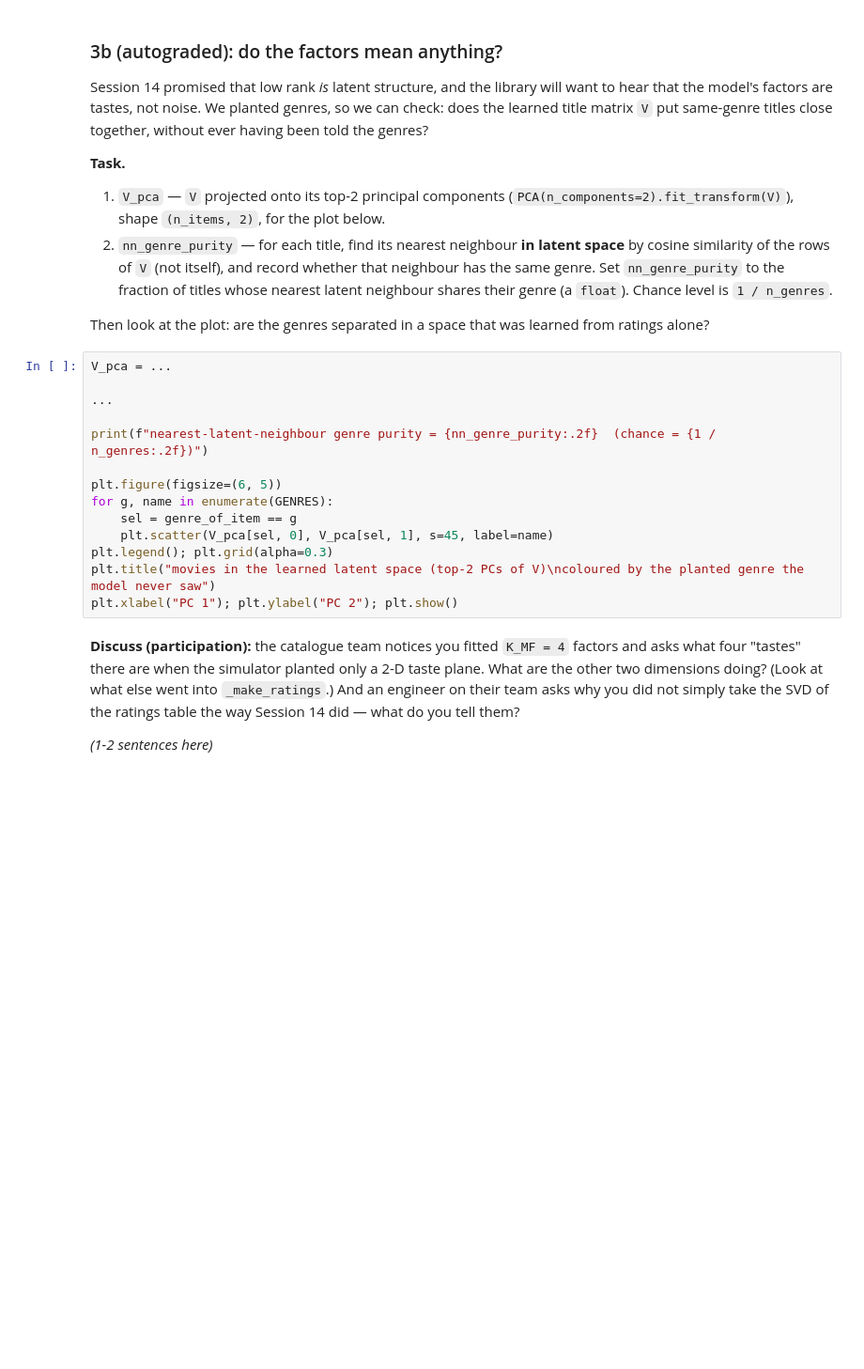
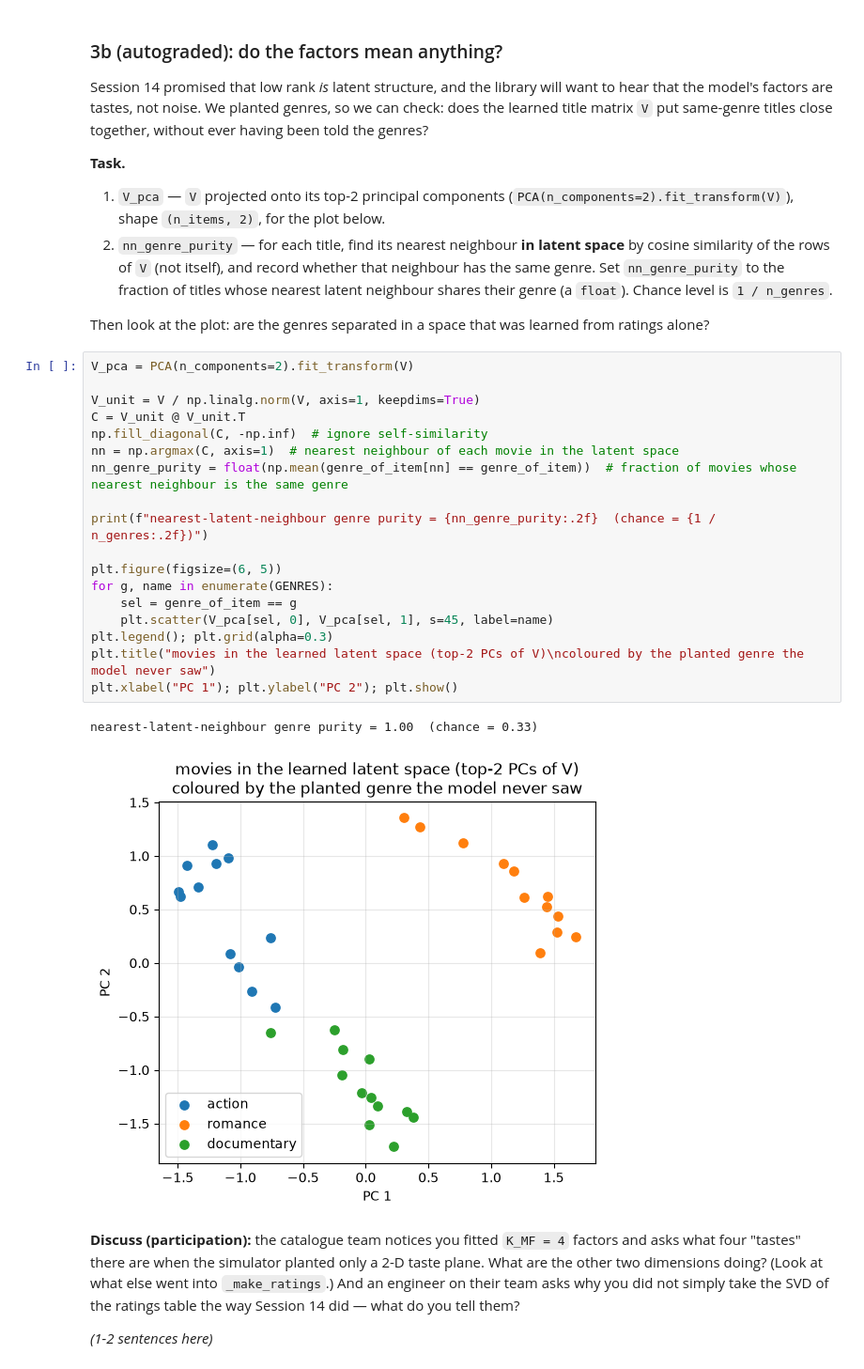
Before and after one commit to KNhae/DS701-Materials-FA26, a Jupyter notebook: class_activity_notebooks/19-InClass-Exercise-Recommenders-A1/19-InClass-Exercise-Recommenders-A1.ipynb, the cells around one changed output. Shown at 94% size. Drawn from its saved outputs; the diff is of its cells as text; blank space fills up the shorter version.

```diff
--- a/class_activity_notebooks/19-InClass-Exercise-Recommenders-A1/19-InClass-Exercise-Recommenders-A1.ipynb
+++ b/class_activity_notebooks/19-InClass-Exercise-Recommenders-A1/19-InClass-Exercise-Recommenders-A1.ipynb
@@ -371,19 +436,26 @@ having been told the genres?
 
 Then look at the plot: are the genres separated in a space that was learned from ratings alone?
 # %%
-V_pca = ...
+V_pca = PCA(n_components=2).fit_transform(V)
 
-...
+V_unit = V / np.linalg.norm(V, axis=1, keepdims=True)
+C = V_unit @ V_unit.T
+np.fill_diagonal(C, -np.inf)  # ignore self-similarity
+nn = np.argmax(C, axis=1)  # nearest neighbour of each movie in the latent space
+nn_genre_purity = float(np.mean(genre_of_item[nn] == genre_of_item))  # fraction of movies whose nearest neighbour is the same genre
 
 print(f"nearest-latent-neighbour genre purity = {nn_genre_purity:.2f}  (chance = {1 / n_genres:.2f})")
 
 plt.figure(figsize=(6, 5))
 for g, name in enumerate(GENRES):
     sel = genre_of_item == g
     plt.scatter(V_pca[sel, 0], V_pca[sel, 1], s=45, label=name)
 plt.legend(); plt.grid(alpha=0.3)
 plt.title("movies in the learned latent space (top-2 PCs of V)\ncoloured by the planted genre the model never saw")
 plt.xlabel("PC 1"); plt.ylabel("PC 2"); plt.show()
+# %% [output]
+nearest-latent-neighbour genre purity = 1.00  (chance = 0.33)
+[figure, added]
 # %% [markdown]
 **Discuss (participation):** the catalogue team notices you fitted `K_MF = 4` factors
 and asks what four "tastes" there are when the simulator planted only a 2-D taste plane.
```
Also changed, not shown: parts of 13 cells of this notebook.
